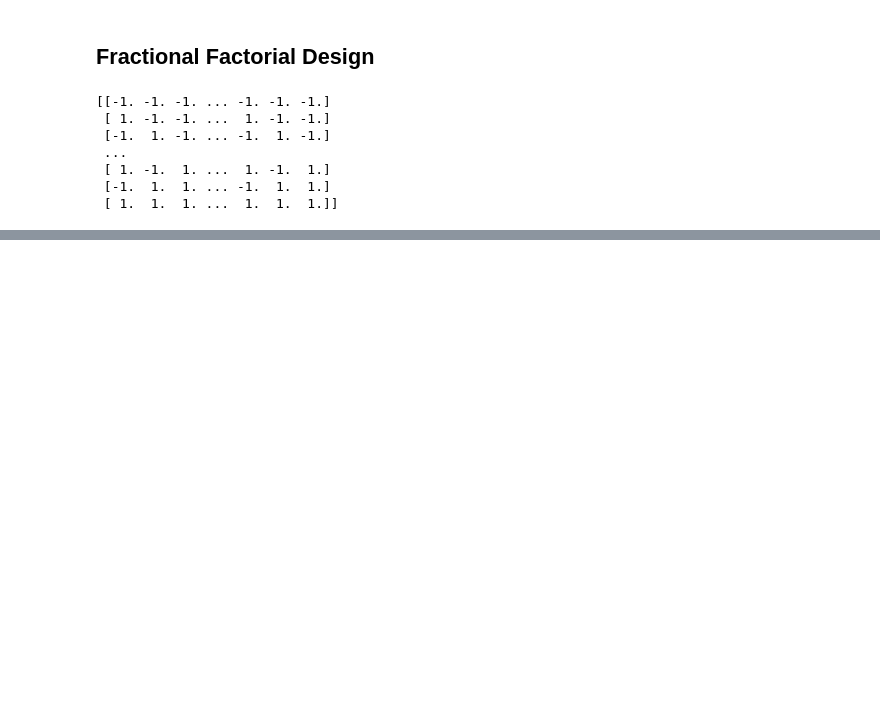
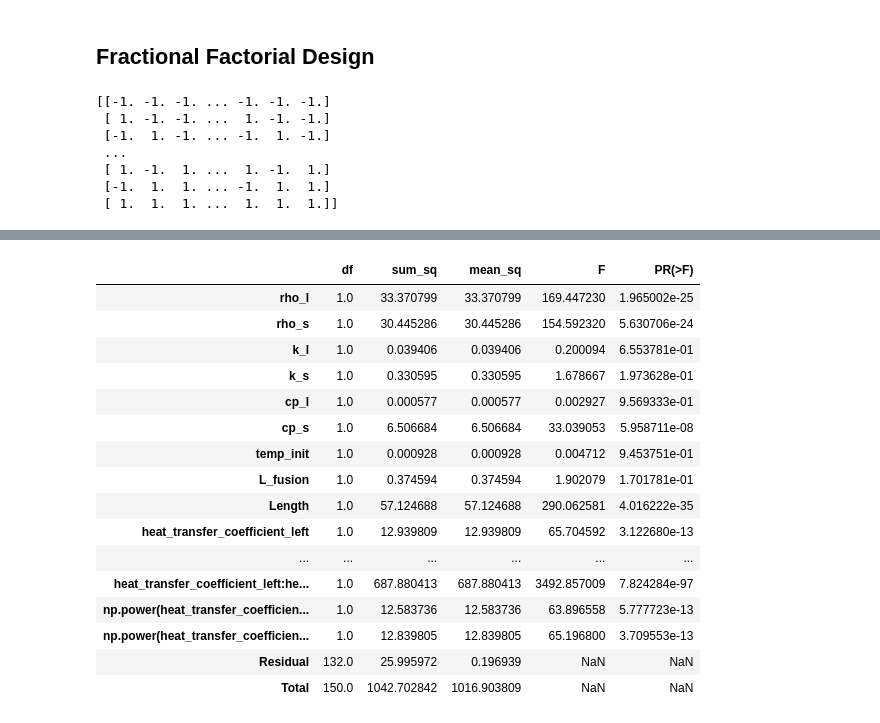
Before and after one commit to radhikrammohan/1D_HT_Pinn, a Jupyter notebook: Data-prep/DOE/1D_HT_DOEmtab.ipynb, the cells around one changed output, grey strips where cells are left out. Cells and saved outputs as stored; diff of their text form; code cells hidden in the pictures; blank space fills up the shorter version.

```diff
--- a/Data-prep/DOE/1D_HT_DOEmtab.ipynb
+++ b/Data-prep/DOE/1D_HT_DOEmtab.ipynb
@@ -123,0 +324,8 @@ des3 = pd.read_csv(cp)
+# %%
+counter = 0
+for i in range(doe_axial.shape[0]):
+    input_values = doe_axial.iloc[i,:-2].values
+    k= sim1d(*input_values)
+    doe_axial.at[i, 'Lowest_Niyama'] = k
+    counter += 1
+    print(counter)
@@ -123,0 +419,34 @@ des3 = pd.read_csv(cp)
+# %%
+formula12 = 'Lowest_Niyama ~ rho_l + rho_s + k_l +k_s  \
+             + cp_l + cp_s +   temp_init + L_fusion + \
+              Length +  heat_transfer_coefficient_left + heat_transfer_coefficient_right + \
+            rho_l*rho_s +  rho_l*cp_s  +   \
+             +  cp_l*temp_init +  \
+            cp_s*Length    \
+            + heat_transfer_coefficient_left*heat_transfer_coefficient_right + \
+             np.power(heat_transfer_coefficient_left, 2) + \
+                np.power(heat_transfer_coefficient_right, 2) '
+
+
+model_axial2 = sm.OLS.from_formula(formula12, data=doe_axial.iloc[:-2]).fit()
+
+mqr.anova.coeffs(model_axial2)
+mqr.anova.summary(model_axial2)
+# %% [output]
+|  | df | sum_sq | mean_sq | F | PR(>F) |
+| rho_l | 1.0 | 33.370799 | 33.370799 | 169.447230 | 1.965002e-25 |
+| rho_s | 1.0 | 30.445286 | 30.445286 | 154.592320 | 5.630706e-24 |
+| k_l | 1.0 | 0.039406 | 0.039406 | 0.200094 | 6.553781e-01 |
+| k_s | 1.0 | 0.330595 | 0.330595 | 1.678667 | 1.973628e-01 |
+| cp_l | 1.0 | 0.000577 | 0.000577 | 0.002927 | 9.569333e-01 |
+| cp_s | 1.0 | 6.506684 | 6.506684 | 33.039053 | 5.958711e-08 |
+| temp_init | 1.0 | 0.000928 | 0.000928 | 0.004712 | 9.453751e-01 |
+| L_fusion | 1.0 | 0.374594 | 0.374594 | 1.902079 | 1.701781e-01 |
+| Length | 1.0 | 57.124688 | 57.124688 | 290.062581 | 4.016222e-35 |
+| heat_transfer_coefficient_left | 1.0 | 12.939809 | 12.939809 | 65.704592 | 3.122680e-13 |
+| ... | ... | ... | ... | ... | ... |
+| heat_transfer_coefficient_left:he... | 1.0 | 687.880413 | 687.880413 | 3492.857009 | 7.824284e-97 |
+| np.power(heat_transfer_coefficien... | 1.0 | 12.583736 | 12.583736 | 63.896558 | 5.777723e-13 |
+| np.power(heat_transfer_coefficien... | 1.0 | 12.839805 | 12.839805 | 65.196800 | 3.709553e-13 |
+| Residual | 132.0 | 25.995972 | 0.196939 | NaN | NaN |
+| Total | 150.0 | 1042.702842 | 1016.903809 | NaN | NaN |
```
Also changed, not shown: parts of 22 cells of this notebook, 2 other files.
